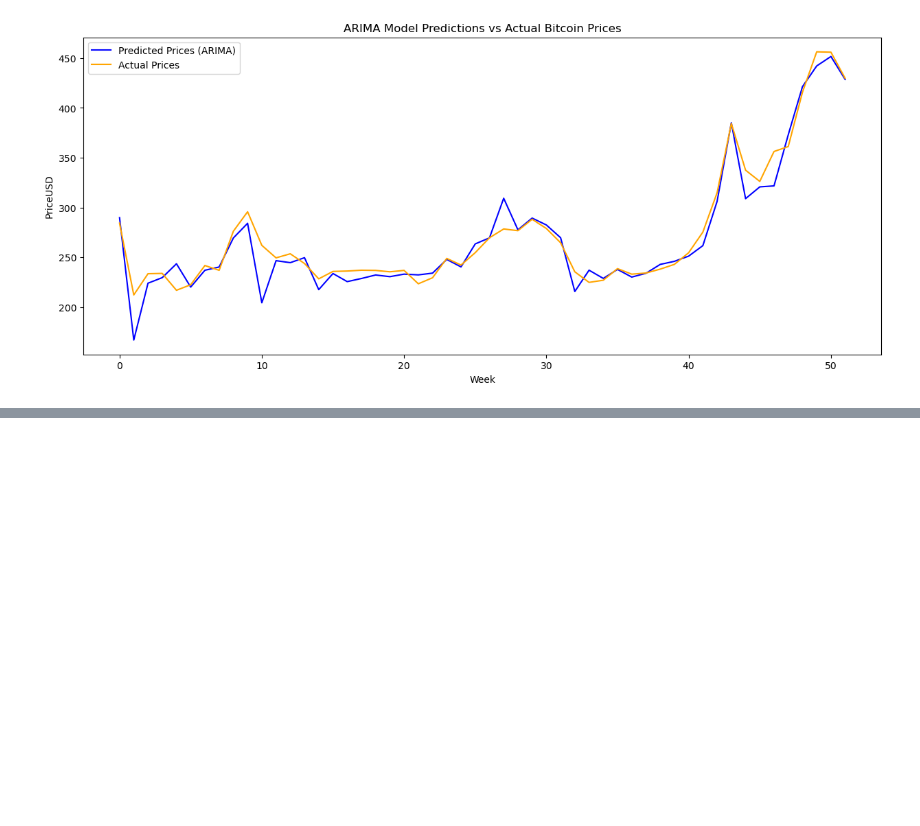
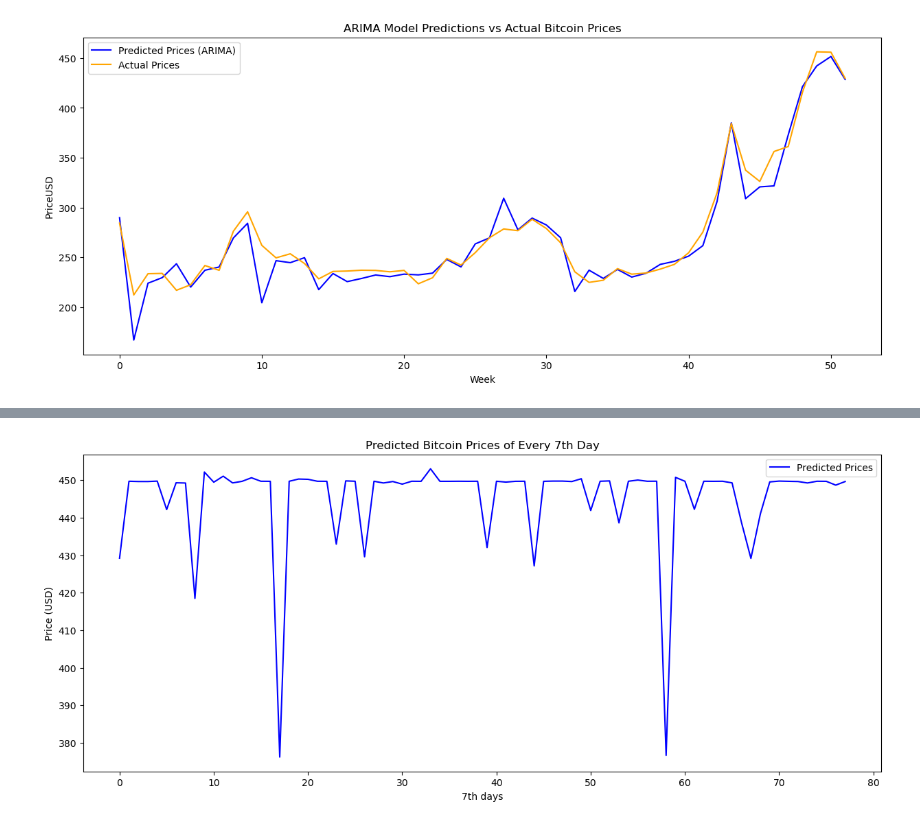
Before and after one commit to fcortesj98/DMBD-Project-2023, a Jupyter notebook: source/price_prediction/price_prediction.ipynb, the cells around one changed output, grey strips where cells are left out. Cells and saved outputs as stored; diff of their text form; code cells hidden in the pictures; blank space fills up the shorter version.

Commit message:
Added predictions based on best performing model.

```diff
--- a/source/price_prediction/price_prediction.ipynb
+++ b/source/price_prediction/price_prediction.ipynb
@@ -286,0 +304,8 @@ plt.show()
+# %%
+external_df_infer = pd.read_csv(r'C:\Users\ariel\PycharmProjects\DMBD-Project-2023\data\timeseries\task1\external.csv')
+global_df_infer = pd.read_csv(r'C:\Users\ariel\PycharmProjects\DMBD-Project-2023\data\timeseries\task1\global.csv')
+by_actor_df_infer = pd.read_csv(r'C:\Users\ariel\PycharmProjects\DMBD-Project-2023\data\timeseries\task1\by_actor.csv')
+
+external_df_infer.sort_values(by=['week', 'weekday'], inplace=True)
+global_df_infer.sort_values(by=['week', 'weekday'], inplace=True)
+by_actor_df_infer.sort_values(by=['week', 'weekday'], inplace=True)
@@ -286,0 +314,7 @@ plt.show()
+# %%
+by_actor_agg_infer = by_actor_df_infer.groupby(['week', 'weekday']).sum()[['received', 'spent']]
+
+merged_df_infer = external_df_infer.merge(global_df_infer[['week', 'weekday', 'nb_transactions', 'total_sent_satoshi', 'mean_feeUSD']], on=['week', 'weekday'], how='left')
+merged_df_infer = merged_df_infer.merge(by_actor_agg_infer, on=['week', 'weekday'], how='left')
+
+merged_df_infer.dropna(inplace=True)
@@ -286,0 +337,24 @@ plt.show()
+# %%
+def infer_price(model, data):
+    predictions = []
+    weeks = data['week'].unique()
+
+    for week in weeks:
+        week_data = data[data['week'] == week]
+        if week_data.shape[0] >= 6:
+            X_week = week_data.iloc[:6].drop(['week'], axis=1)
+            prediction = model.predict([X_week.iloc[-1]])[0]
+            predictions.append(prediction)
+    return predictions
+
+inferred_prices_rf = infer_price(regressor, merged_df_infer)
+
+plt.figure(figsize=(15, 6))
+plt.plot(inferred_prices_rf, label='Predicted Prices', color='blue')
+plt.xlabel('7th days')
+plt.ylabel('Price (USD)')
+plt.title('Predicted Bitcoin Prices of Every 7th Day')
+plt.legend()
+plt.show()
+# %% [output]
+[figure, added]
```
Also changed, not shown: parts of 20 cells of this notebook.
